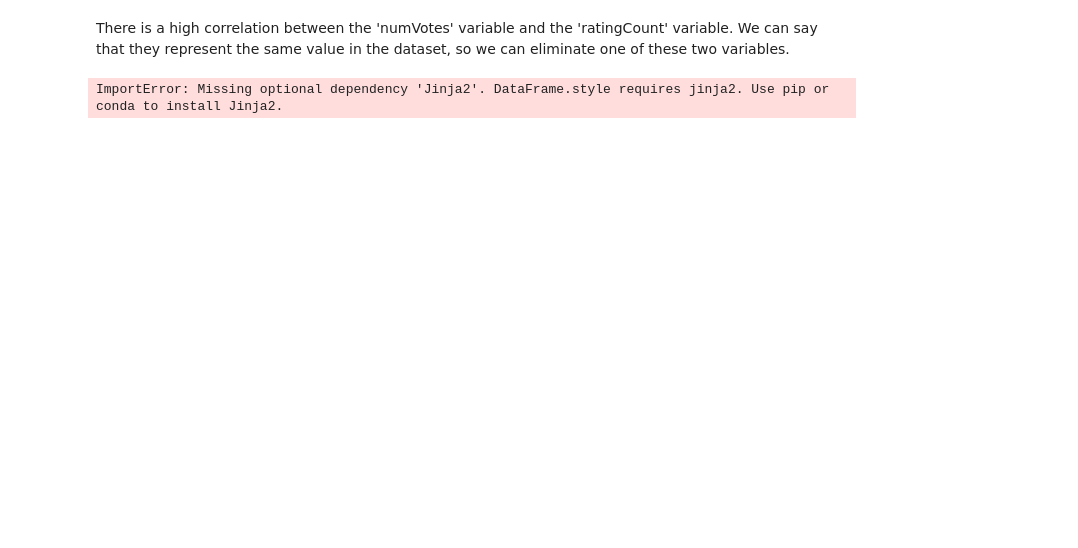
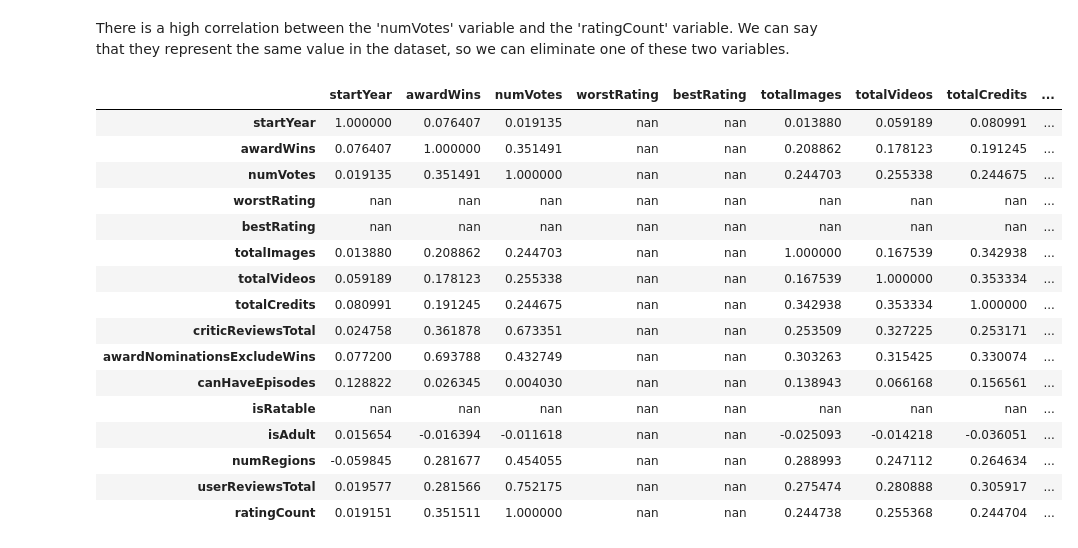
Before and after one commit to luigiascio/Data-Mining-I, a Jupyter notebook: DM1_project.ipynb, the cells around one changed output. Saved outputs shown, nothing was run; the diff lists cells and outputs as text; code cells hidden in the pictures; blank space fills up the shorter version.

Commit message:
jinja2

```diff
--- a/DM1_project.ipynb
+++ b/DM1_project.ipynb
@@ -140,6 +125,23 @@ np.float64(0.9999999334405579)
 # %% [markdown]
 There is a high correlation between the 'numVotes' variable and the 'ratingCount' variable. We can say that they represent the same value in the dataset, so we can eliminate one of these two variables.
 # %%
-df.corr(numeric_only = True, method="pearson").style.background_gradient(cmap='', vmin=-1, vmax=1)
+import jinja2 as tuzia
+df.corr(numeric_only = True, method="pearson").style.background_gradient(cmap='Blues', vmin=-1, vmax=1)
 # %% [output]
-ImportError: Missing optional dependency 'Jinja2'. DataFrame.style requires jinja2. Use pip or conda to install Jinja2.
+|  | startYear | awardWins | numVotes | worstRating | bestRating | totalImages | totalVideos | totalCredits | ... |
+| startYear | 1.000000 | 0.076407 | 0.019135 | nan | nan | 0.013880 | 0.059189 | 0.080991 | ... |
+| awardWins | 0.076407 | 1.000000 | 0.351491 | nan | nan | 0.208862 | 0.178123 | 0.191245 | ... |
+| numVotes | 0.019135 | 0.351491 | 1.000000 | nan | nan | 0.244703 | 0.255338 | 0.244675 | ... |
+| worstRating | nan | nan | nan | nan | nan | nan | nan | nan | ... |
+| bestRating | nan | nan | nan | nan | nan | nan | nan | nan | ... |
+| totalImages | 0.013880 | 0.208862 | 0.244703 | nan | nan | 1.000000 | 0.167539 | 0.342938 | ... |
+| totalVideos | 0.059189 | 0.178123 | 0.255338 | nan | nan | 0.167539 | 1.000000 | 0.353334 | ... |
+| totalCredits | 0.080991 | 0.191245 | 0.244675 | nan | nan | 0.342938 | 0.353334 | 1.000000 | ... |
+| criticReviewsTotal | 0.024758 | 0.361878 | 0.673351 | nan | nan | 0.253509 | 0.327225 | 0.253171 | ... |
+| awardNominationsExcludeWins | 0.077200 | 0.693788 | 0.432749 | nan | nan | 0.303263 | 0.315425 | 0.330074 | ... |
+| canHaveEpisodes | 0.128822 | 0.026345 | 0.004030 | nan | nan | 0.138943 | 0.066168 | 0.156561 | ... |
+| isRatable | nan | nan | nan | nan | nan | nan | nan | nan | ... |
+| isAdult | 0.015654 | -0.016394 | -0.011618 | nan | nan | -0.025093 | -0.014218 | -0.036051 | ... |
+| numRegions | -0.059845 | 0.281677 | 0.454055 | nan | nan | 0.288993 | 0.247112 | 0.264634 | ... |
+| userReviewsTotal | 0.019577 | 0.281566 | 0.752175 | nan | nan | 0.275474 | 0.280888 | 0.305917 | ... |
+| ratingCount | 0.019151 | 0.351511 | 1.000000 | nan | nan | 0.244738 | 0.255368 | 0.244704 | ... |
```
Also changed, not shown: parts of 2 cells of this notebook.
